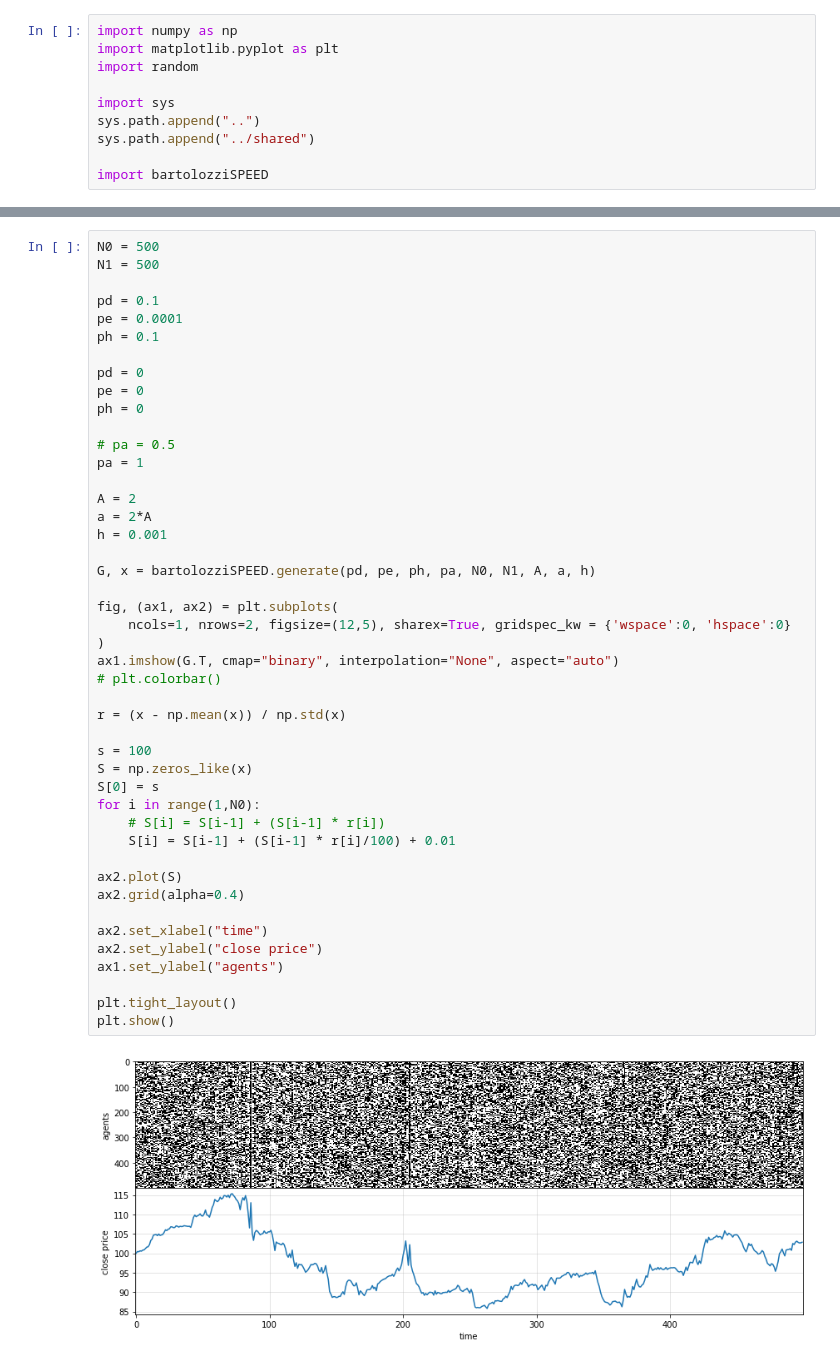
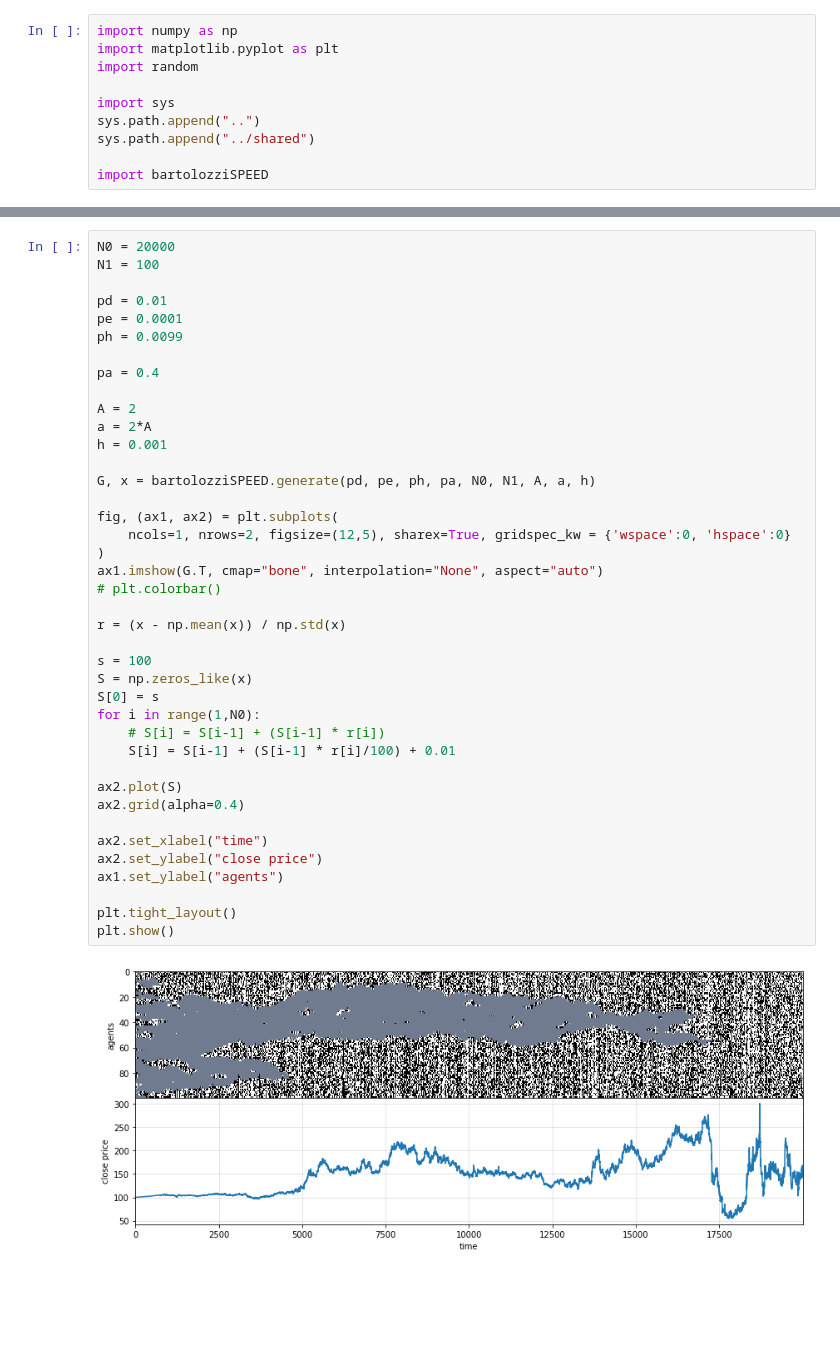
Before and after one commit to charelF/ComplexSystems, a Jupyter notebook: code/charel/bartolozziTEST.ipynb, the cells around one changed output, grey strips where cells are left out. Cells and saved outputs as stored; diff of their text form; blank space fills up the shorter version.

```diff
--- a/code/charel/bartolozziTEST.ipynb
+++ b/code/charel/bartolozziTEST.ipynb
@@ -22,47 +22,42 @@ plt.imshow(G.T, cmap="binary", aspect="auto", interpolation="None")
 # %%
-N0 = 500
-N1 = 500
+N0 = 20000
+N1 = 100
 
-pd = 0.1
+pd = 0.01
 pe = 0.0001
-ph = 0.1
+ph = 0.0099
 
-pd = 0
-pe = 0
-ph = 0
-
-# pa = 0.5
-pa = 1
+pa = 0.4
 
 A = 2
 a = 2*A
 h = 0.001
 
 G, x = bartolozziSPEED.generate(pd, pe, ph, pa, N0, N1, A, a, h)
 
 fig, (ax1, ax2) = plt.subplots(
     ncols=1, nrows=2, figsize=(12,5), sharex=True, gridspec_kw = {'wspace':0, 'hspace':0}
 )
-ax1.imshow(G.T, cmap="binary", interpolation="None", aspect="auto")
+ax1.imshow(G.T, cmap="bone", interpolation="None", aspect="auto")
 # plt.colorbar()
 
 r = (x - np.mean(x)) / np.std(x)
 
 s = 100
 S = np.zeros_like(x)
 S[0] = s
 for i in range(1,N0):
     # S[i] = S[i-1] + (S[i-1] * r[i])
     S[i] = S[i-1] + (S[i-1] * r[i]/100) + 0.01
 
 ax2.plot(S)
 ax2.grid(alpha=0.4)
 
 ax2.set_xlabel("time")
 ax2.set_ylabel("close price")
 ax1.set_ylabel("agents")
 
 plt.tight_layout()
 plt.show()
 # %% [output]
-[figure, old version]
+[figure, new version]
```
Also changed, not shown: parts of 1 cell of this notebook, 2 other files.
